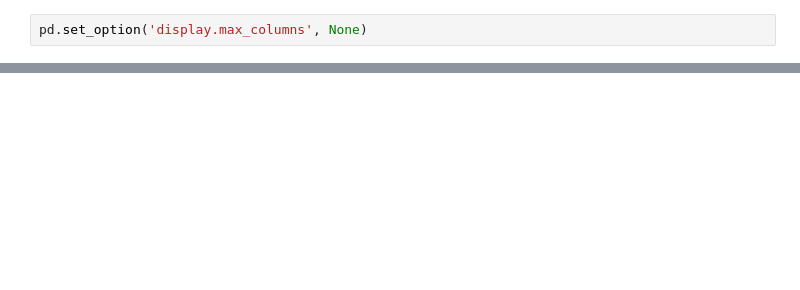
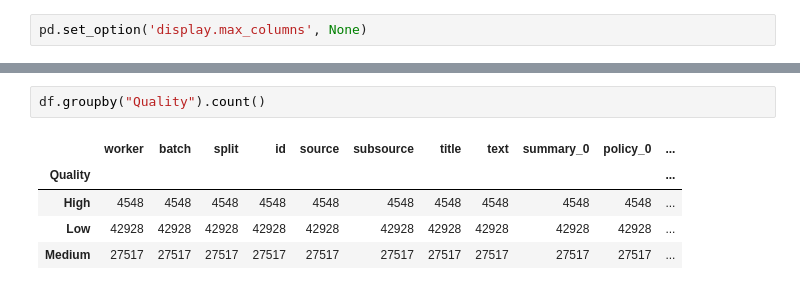
Before and after one commit to DavidColasRomanos/ExplainSumm, a Jupyter notebook: ExplainSumm_by_QualitySumm.ipynb, the cells around one changed output, grey strips where cells are left out. Cells and saved outputs as stored; diff of their text form; blank space fills up the shorter version.

```diff
--- a/ExplainSumm_by_QualitySumm.ipynb
+++ b/ExplainSumm_by_QualitySumm.ipynb
@@ -230,0 +57,8 @@ df.loc[high_condition, ["policy_0", "policy_1"]]
+# %%
+df.groupby("Quality").count()
+# %% [output]
+|  | worker | batch | split | id | source | subsource | title | text | summary_0 | policy_0 | ... |
+| Quality |  |  |  |  |  |  |  |  |  |  | ... |
+| High | 4548 | 4548 | 4548 | 4548 | 4548 | 4548 | 4548 | 4548 | 4548 | 4548 | ... |
+| Low | 42928 | 42928 | 42928 | 42928 | 42928 | 42928 | 42928 | 42928 | 42928 | 42928 | ... |
+| Medium | 27517 | 27517 | 27517 | 27517 | 27517 | 27517 | 27517 | 27517 | 27517 | 27517 | ... |
```
Also changed, not shown: parts of 16 cells of this notebook, 1 other file.
